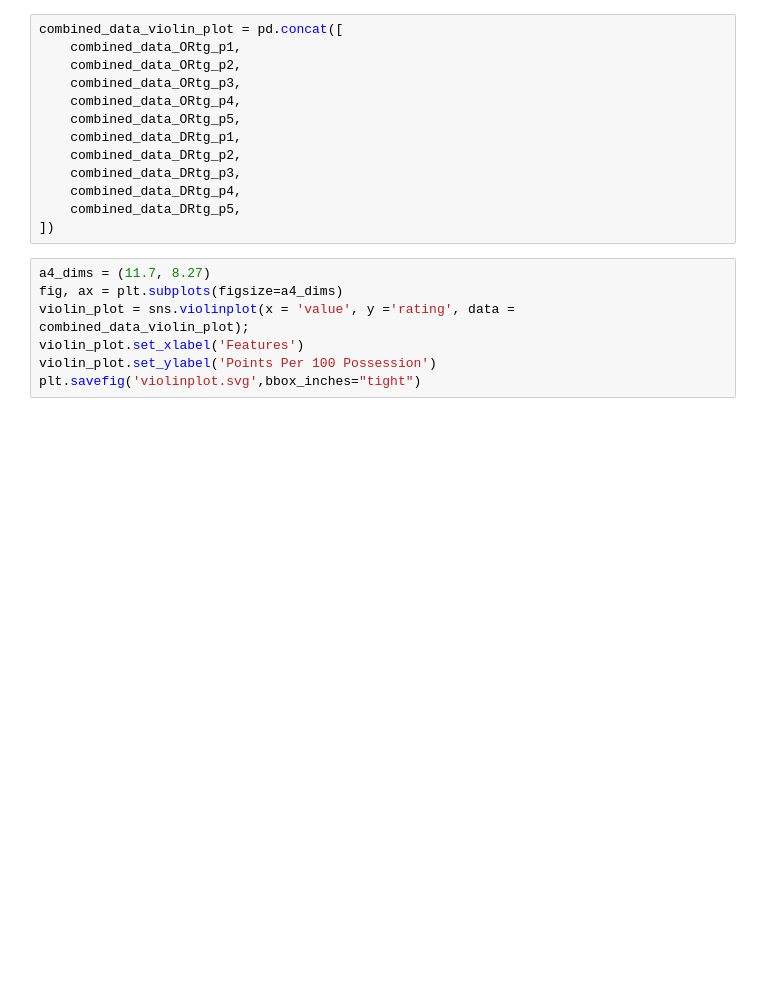
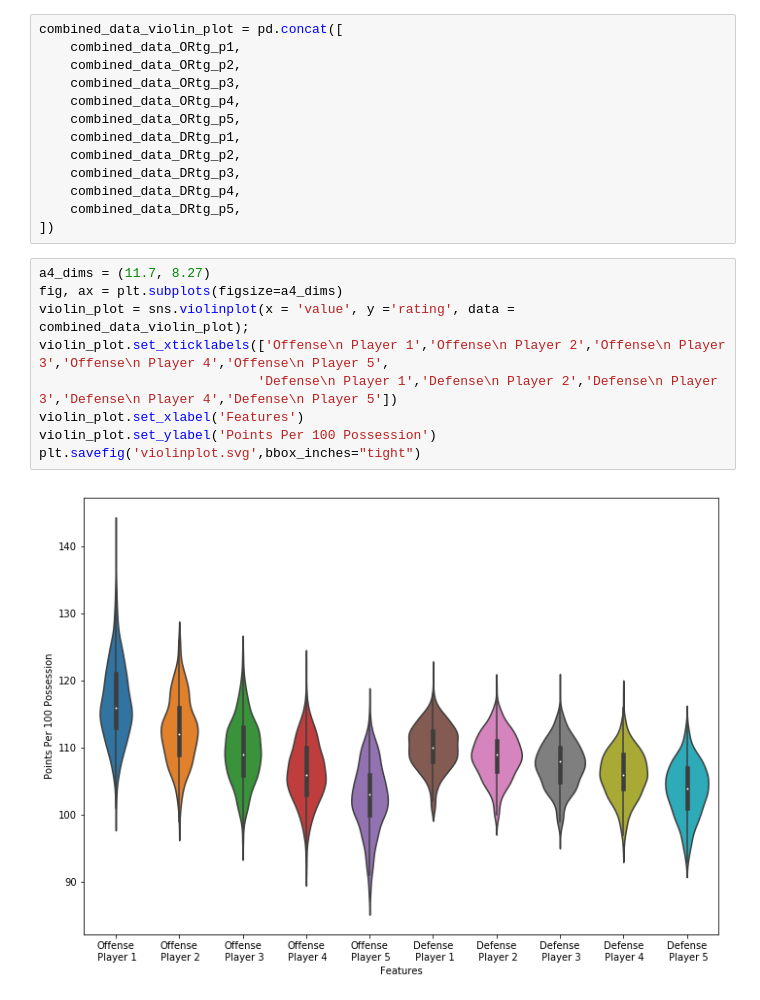
Before and after one commit to yeewill/project_2_webScrapeRegression, a Jupyter notebook: 02_NBA_Cleaning.ipynb, the cells around one changed output. Saved outputs shown, nothing was run; the diff lists cells and outputs as text; blank space fills up the shorter version.

```diff
--- a/02_NBA_Cleaning.ipynb
+++ b/02_NBA_Cleaning.ipynb
@@ -166,7 +208,11 @@ combined_data_violin_plot = pd.concat([
 # %%
 a4_dims = (11.7, 8.27)
 fig, ax = plt.subplots(figsize=a4_dims)
 violin_plot = sns.violinplot(x = 'value', y ='rating', data = combined_data_violin_plot);
+violin_plot.set_xticklabels(['Offense\n Player 1','Offense\n Player 2','Offense\n Player 3','Offense\n Player 4','Offense\n Player 5',
+                            'Defense\n Player 1','Defense\n Player 2','Defense\n Player 3','Defense\n Player 4','Defense\n Player 5'])
 violin_plot.set_xlabel('Features')
 violin_plot.set_ylabel('Points Per 100 Possession')
 plt.savefig('violinplot.svg',bbox_inches="tight")
+# %% [output]
+[figure, added]
```
Also changed, not shown: parts of 3 cells of this notebook, 6 other files.
